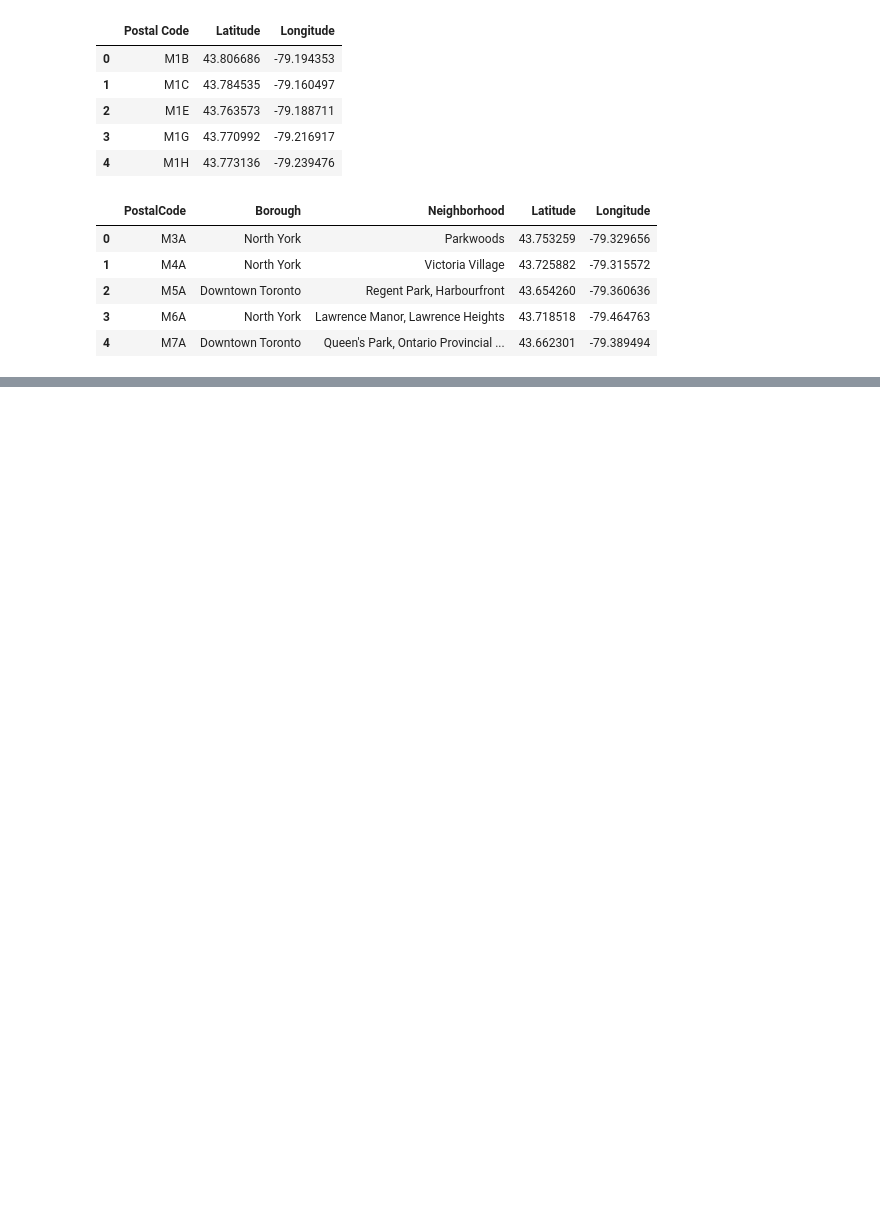
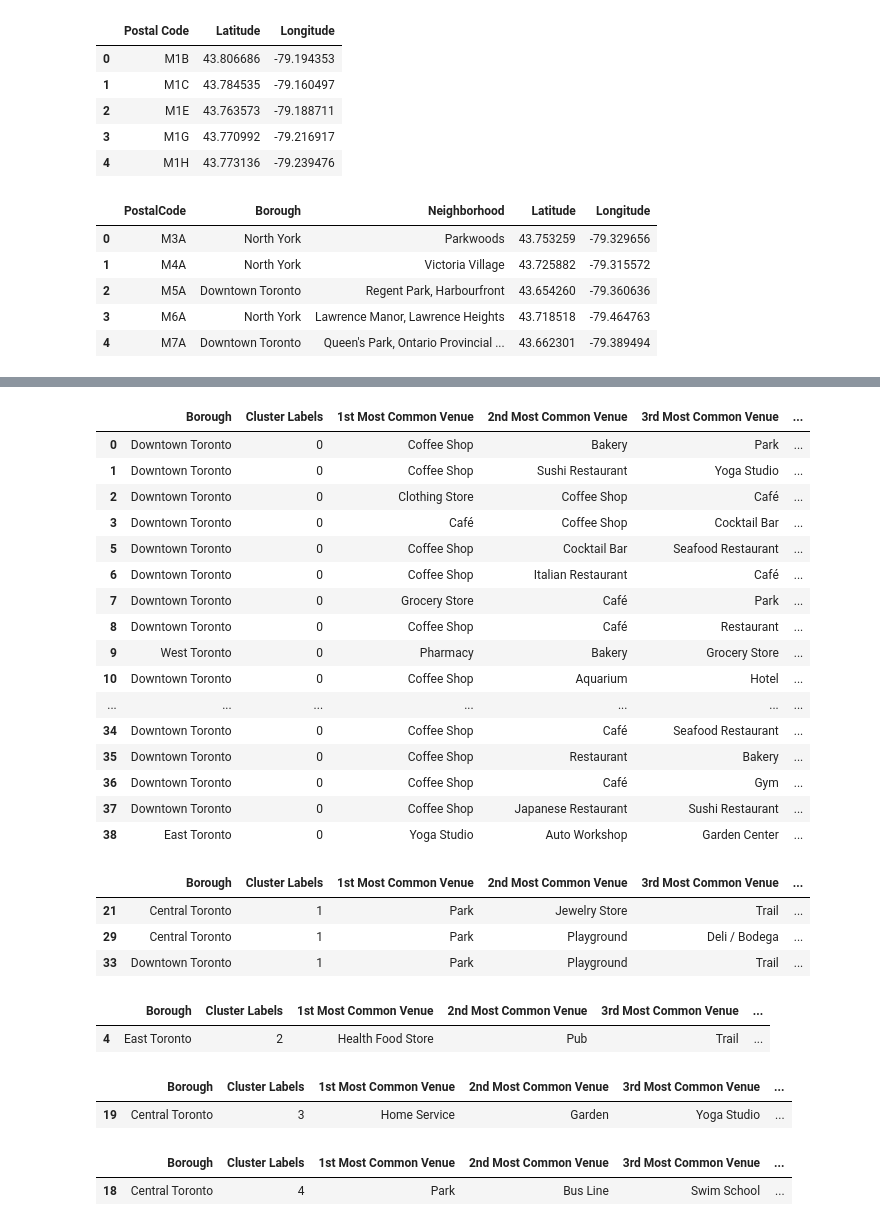
Before and after one commit to supragyabajpai/Coursera_Capstone, a Jupyter notebook: Week__3(c).ipynb, the cells around one changed output, grey strips where cells are left out. Drawn from its saved outputs; the diff is of its cells as text; code cells hidden in the pictures; blank space fills up the shorter version.

```diff
--- a/Week__3(c).ipynb
+++ b/Week__3(c).ipynb
@@ -125,0 +477,42 @@ map
+# %%
+toronto_merged.loc[toronto_merged['Cluster Labels'] == 0,toronto_merged.columns[[1] + list(range(5,toronto_merged.shape[1]))]]
+# %% [output]
+|  | Borough | Cluster Labels | 1st Most Common Venue | 2nd Most Common Venue | 3rd Most Common Venue | ... |
+| 0 | Downtown Toronto | 0 | Coffee Shop | Bakery | Park | ... |
+| 1 | Downtown Toronto | 0 | Coffee Shop | Sushi Restaurant | Yoga Studio | ... |
+| 2 | Downtown Toronto | 0 | Clothing Store | Coffee Shop | Café | ... |
+| 3 | Downtown Toronto | 0 | Café | Coffee Shop | Cocktail Bar | ... |
+| 5 | Downtown Toronto | 0 | Coffee Shop | Cocktail Bar | Seafood Restaurant | ... |
+| 6 | Downtown Toronto | 0 | Coffee Shop | Italian Restaurant | Café | ... |
+| 7 | Downtown Toronto | 0 | Grocery Store | Café | Park | ... |
+| 8 | Downtown Toronto | 0 | Coffee Shop | Café | Restaurant | ... |
+| 9 | West Toronto | 0 | Pharmacy | Bakery | Grocery Store | ... |
+| 10 | Downtown Toronto | 0 | Coffee Shop | Aquarium | Hotel | ... |
+| ... | ... | ... | ... | ... | ... | ... |
+| 34 | Downtown Toronto | 0 | Coffee Shop | Café | Seafood Restaurant | ... |
+| 35 | Downtown Toronto | 0 | Coffee Shop | Restaurant | Bakery | ... |
+| 36 | Downtown Toronto | 0 | Coffee Shop | Café | Gym | ... |
+| 37 | Downtown Toronto | 0 | Coffee Shop | Japanese Restaurant | Sushi Restaurant | ... |
+| 38 | East Toronto | 0 | Yoga Studio | Auto Workshop | Garden Center | ... |
+# %%
+toronto_merged.loc[toronto_merged['Cluster Labels'] == 1,toronto_merged.columns[[1] + list(range(5,toronto_merged.shape[1]))]]
+# %% [output]
+|  | Borough | Cluster Labels | 1st Most Common Venue | 2nd Most Common Venue | 3rd Most Common Venue | ... |
+| 21 | Central Toronto | 1 | Park | Jewelry Store | Trail | ... |
+| 29 | Central Toronto | 1 | Park | Playground | Deli / Bodega | ... |
+| 33 | Downtown Toronto | 1 | Park | Playground | Trail | ... |
+# %%
+toronto_merged.loc[toronto_merged['Cluster Labels'] == 2,toronto_merged.columns[[1] + list(range(5,toronto_merged.shape[1]))]]
+# %% [output]
+|  | Borough | Cluster Labels | 1st Most Common Venue | 2nd Most Common Venue | 3rd Most Common Venue | ... |
+| 4 | East Toronto | 2 | Health Food Store | Pub | Trail | ... |
+# %%
+toronto_merged.loc[toronto_merged['Cluster Labels'] == 3,toronto_merged.columns[[1] + list(range(5,toronto_merged.shape[1]))]]
+# %% [output]
+|  | Borough | Cluster Labels | 1st Most Common Venue | 2nd Most Common Venue | 3rd Most Common Venue | ... |
+| 19 | Central Toronto | 3 | Home Service | Garden | Yoga Studio | ... |
+# %%
+toronto_merged.loc[toronto_merged['Cluster Labels'] == 4,toronto_merged.columns[[1] + list(range(5,toronto_merged.shape[1]))]]
+# %% [output]
+|  | Borough | Cluster Labels | 1st Most Common Venue | 2nd Most Common Venue | 3rd Most Common Venue | ... |
+| 18 | Central Toronto | 4 | Park | Bus Line | Swim School | ... |
```
Also changed, not shown: parts of 30 cells of this notebook.
